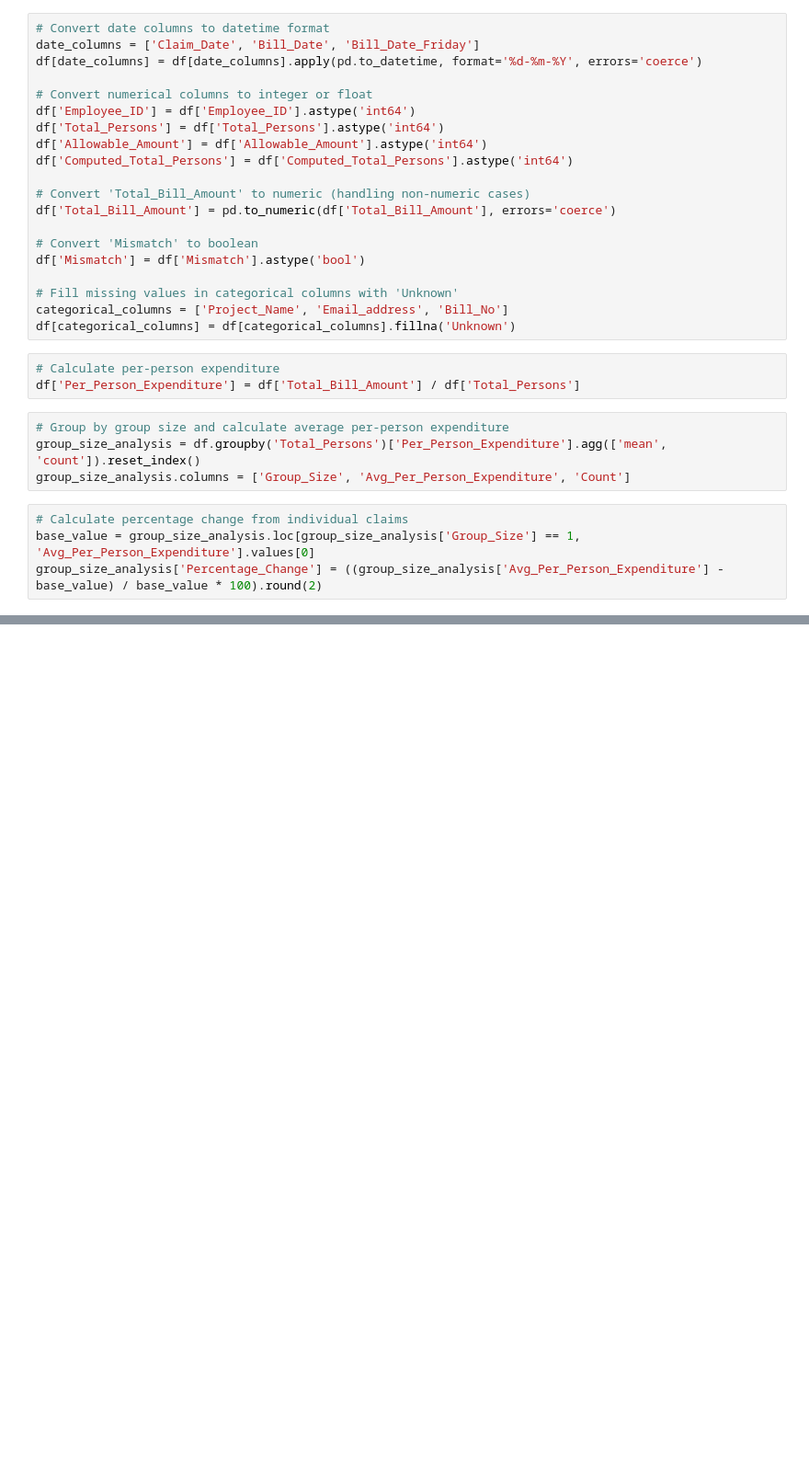
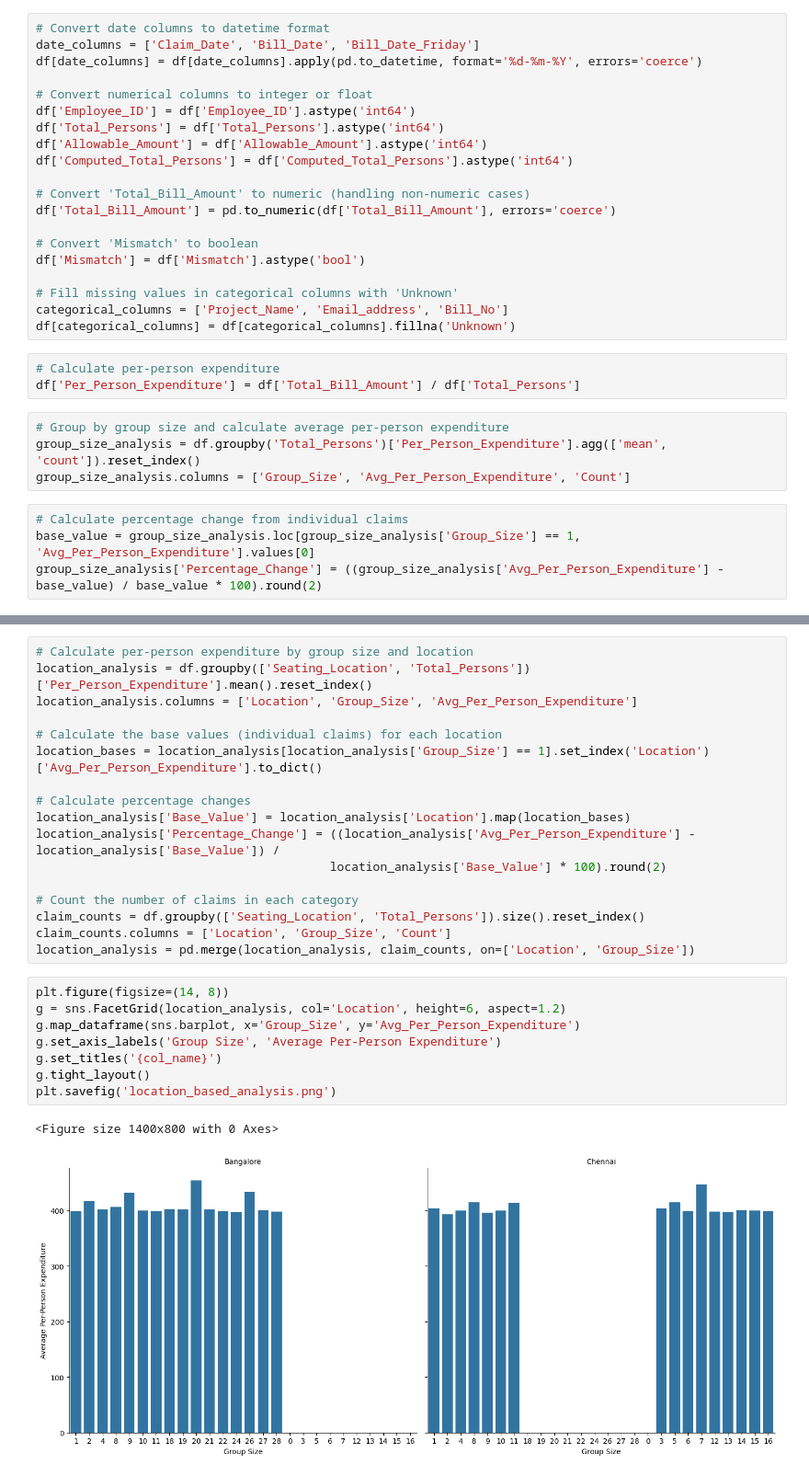
Before and after one commit to acies-mahalakshmi/capstone_project_team6_shared, a Jupyter notebook: hypo3_1.ipynb, the cells around one changed output, grey strips where cells are left out. Shown: that part at 92% size. Saved outputs shown, nothing was run; the diff lists cells and outputs as text; blank space fills up the shorter version.

```diff
--- a/hypo3_1.ipynb
+++ b/hypo3_1.ipynb
@@ -113,0 +219,28 @@ Basic Analysis Results:
+# %%
+# Calculate per-person expenditure by group size and location
+location_analysis = df.groupby(['Seating_Location', 'Total_Persons'])['Per_Person_Expenditure'].mean().reset_index()
+location_analysis.columns = ['Location', 'Group_Size', 'Avg_Per_Person_Expenditure']
+
+# Calculate the base values (individual claims) for each location
+location_bases = location_analysis[location_analysis['Group_Size'] == 1].set_index('Location')['Avg_Per_Person_Expenditure'].to_dict()
+
+# Calculate percentage changes
+location_analysis['Base_Value'] = location_analysis['Location'].map(location_bases)
+location_analysis['Percentage_Change'] = ((location_analysis['Avg_Per_Person_Expenditure'] - location_analysis['Base_Value']) /
+                                         location_analysis['Base_Value'] * 100).round(2)
+
+# Count the number of claims in each category
+claim_counts = df.groupby(['Seating_Location', 'Total_Persons']).size().reset_index()
+claim_counts.columns = ['Location', 'Group_Size', 'Count']
+location_analysis = pd.merge(location_analysis, claim_counts, on=['Location', 'Group_Size'])
+# %%
+plt.figure(figsize=(14, 8))
+g = sns.FacetGrid(location_analysis, col='Location', height=6, aspect=1.2)
+g.map_dataframe(sns.barplot, x='Group_Size', y='Avg_Per_Person_Expenditure')
+g.set_axis_labels('Group Size', 'Average Per-Person Expenditure')
+g.set_titles('{col_name}')
+g.tight_layout()
+plt.savefig('location_based_analysis.png')
+# %% [output]
+<Figure size 1400x800 with 0 Axes>
+[figure, added]
```
Also changed, not shown: parts of 22 cells of this notebook, 1 other file.
